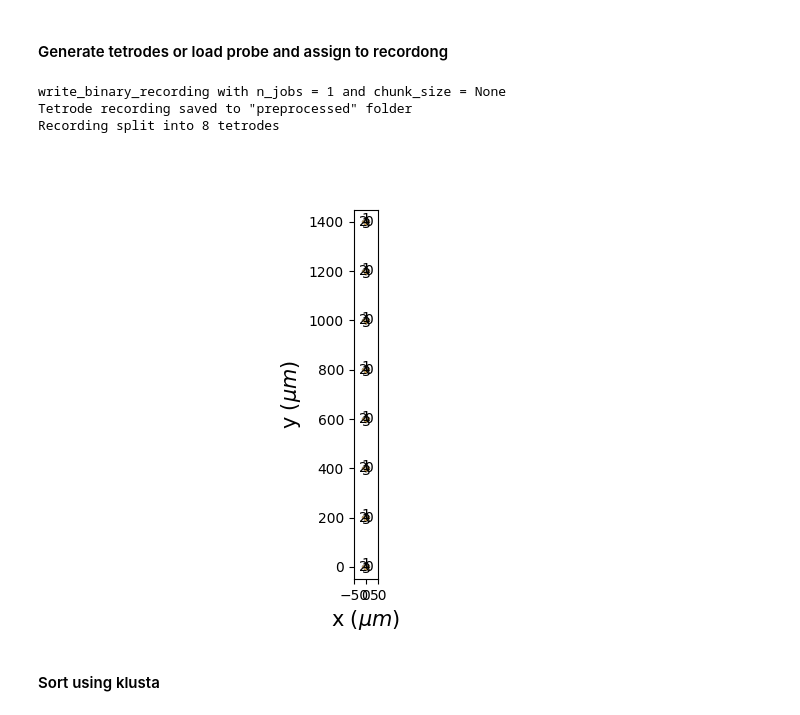
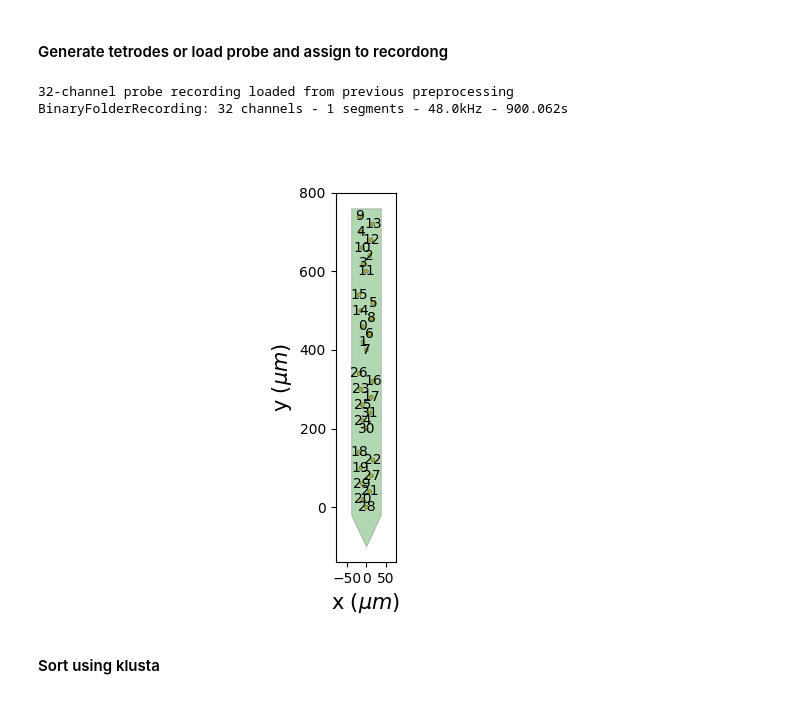
Before and after one commit to jakeswann1/spikeinterface, a Jupyter notebook: axona_spikeinterface.ipynb, the cells around one changed output. Drawn from its saved outputs; the diff is of its cells as text; code cells hidden in the pictures.

Commit message:
Simplified code & added 8 tetrode single shank probe geometry

```diff
--- a/axona_spikeinterface.ipynb
+++ b/axona_spikeinterface.ipynb
@@ -75,62 +71,39 @@ Sampling frequency: 48000.0 Hz
 # %% [markdown]
 #### Generate tetrodes or load probe and assign to recordong
 # %%
-## Generate tetrodes (if tetrode recording) and assign to recording channels
+from probeinterface import read_prb
+from probeinterface.plotting import plot_probe, plot_probe_group
+import probeinterface.probe
+
 if electrode_type == 'tetrode':
-    ## Function to produce tetrode objects and assign them to a ProbeGroup
-    from utils import generate_tetrodes
-
-    if (base_folder / "preprocessed").is_dir():
-        recording = si.load_extractor(base_folder / "preprocessed")
-        print('Tetrode recording loaded from previous preprocessing')
-        generate_tetrodes(tetrode_count)
-
-
-    else:
-        recording = recording.set_probegroup(generate_tetrodes(tetrode_count), group_mode='by_probe')
-        recording_saved = recording.save(folder=base_folder / "preprocessed")
-        print('Tetrode recording saved to "preprocessed" folder')
-
-    recordings = recording.split_by(property='group', outputs='dict')
-    print(f'Recording split into {tetrode_count} tetrodes')
-
-
-## Load probe geometry and assign to recording channels
+    probe = read_prb('/home/isabella/Documents/isabella/klusta_testdata/spikeinterface/8_tetrodes.prb') #Load probe
 elif electrode_type == 'probe':
-    from probeinterface import read_prb
-    from probeinterface.plotting import plot_probe, plot_probe_group
-
-    neuronexus = read_prb('/home/isabella/Documents/isabella/klusta_testdata/4x8_buzsaki_oneshank.prb') #Load probe
-
-    import warnings
-    warnings.filterwarnings("ignore", category=DeprecationWarning) #gets rid of some annoying warnings
-    plot_probe_group(neuronexus, with_channel_index = True)
-    #plt.savefig(f'{base_folder}/probe_layout.png')
-
-    if (base_folder / "preprocessed").is_dir():
-        recording = si.load_extractor(base_folder / "preprocessed")
-        print('32-channel probe recording loaded from previous preprocessing')
-        print(recording)
-    else:
-        channel_ids = recording.get_channel_ids()
-        recording = recording.channel_slice(channel_ids=channel_ids[:32]) #Cut out empty channels 33-64
-
-        ## Currently necessary as the probe is being treated as a single shank
-        ## This turns the probe object from ProbeGroup to Probe
-        import probeinterface.probe
-        singleProbe = probeinterface.Probe.from_dict(neuronexus.to_dict()['probes'][0])
-        recording = recording.set_probe(singleProbe)
-
-        recording_saved = recording.save(folder=base_folder / "preprocessed")
-        print('Recording preprocessed and saved')
-
+    probe = read_prb('/home/isabella/Documents/isabella/klusta_testdata/spikeinterface/4x8_buzsaki_oneshank.prb') #Load probe
 else:
     raise ValueError('Electrode type is set wrong, please set to either "probe" or "tetrode"')
+
+plot_probe_group(probe, with_channel_index = True)
+#plt.savefig(f'{base_folder}/probe_layout.png')
+
+if (base_folder / "preprocessed").is_dir():
+    recording = si.load_extractor(base_folder / "preprocessed")
+    print(f'32-channel {electrode_type} recording loaded from previous preprocessing')
+    print(recording)
+else:
+    channel_ids = recording.get_channel_ids()
+    recording = recording.channel_slice(channel_ids=channel_ids[:32]) #Cut out empty channels 33-64
+
+    ## Currently necessary as the probe is being treated as a single shank
+    ## This turns the probe object from ProbeGroup to Probe
+    singleProbe = probeinterface.Probe.from_dict(probe.to_dict()['probes'][0])
+    recording = recording.set_probe(singleProbe)
+
+    recording_saved = recording.save(folder=base_folder / "preprocessed")
+    print('Recording preprocessed and saved')
 # %% [output]
-write_binary_recording with n_jobs = 1 and chunk_size = None
-Tetrode recording saved to "preprocessed" folder
-Recording split into 8 tetrodes
+32-channel probe recording loaded from previous preprocessing
+BinaryFolderRecording: 32 channels - 1 segments - 48.0kHz - 900.062s
-[figure, old version]
+[figure, new version]
 # %% [markdown]
 #### Sort using klusta
 # %%
```
Also changed, not shown: parts of 10 cells of this notebook, 4 other files.
